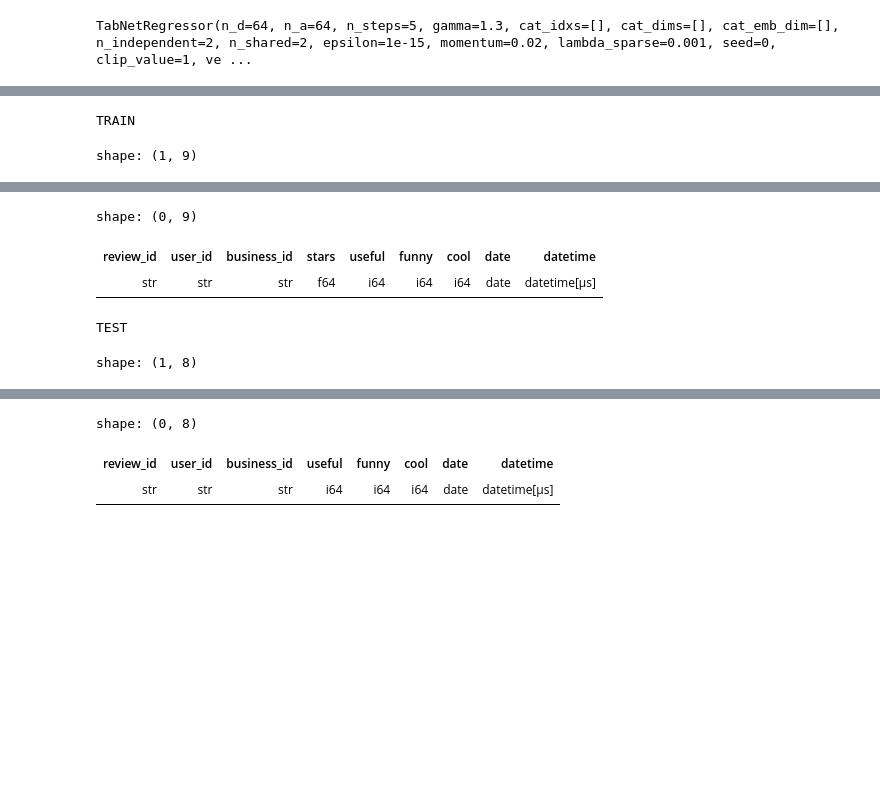
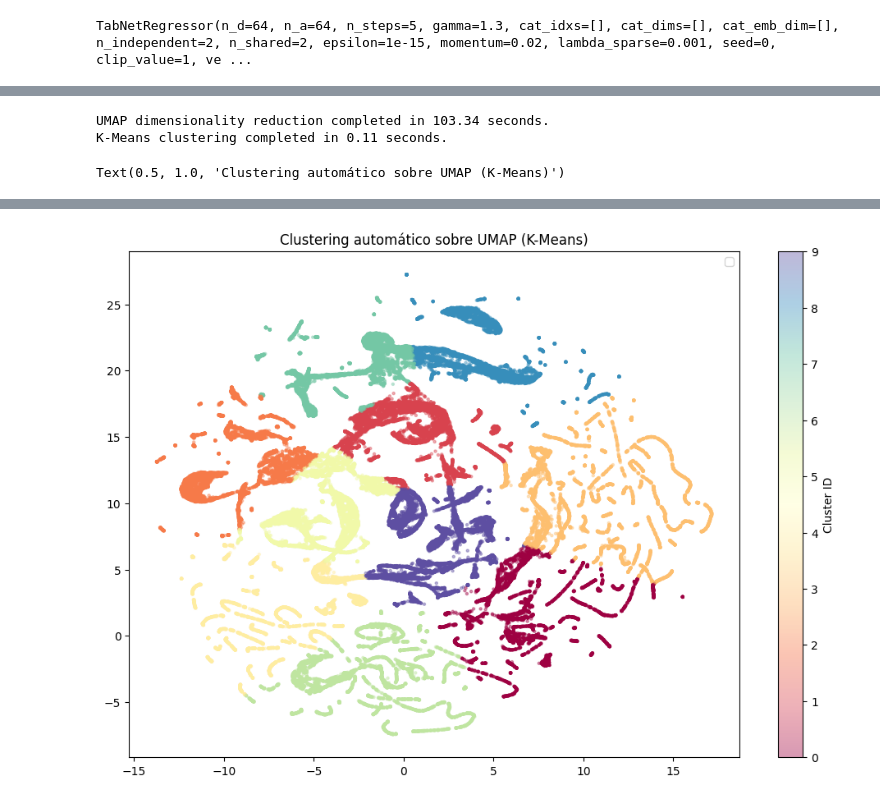
Before and after one commit to yabol02/recsys_content, a Jupyter notebook: notebooks/data_modeling.ipynb, the cells around one changed output, grey strips where cells are left out. Cells and saved outputs as stored; diff of their text form; code cells hidden in the pictures; blank space fills up the shorter version.

```diff
--- a/notebooks/data_modeling.ipynb
+++ b/notebooks/data_modeling.ipynb
@@ -617,10 +693,44 @@ array([[0.        , 0.        , 0.        , ..., 0.        , 0.02455435,
 # %%
-print("TRAIN")
-display(train.join(users, on="user_id", how="anti"))
-display(train.join(businesses, on="business_id", how="anti"))
-print("TEST")
-display(test.join(users, on="user_id", how="anti"))
-display(test.join(businesses, on="business_id", how="anti"))
+from sklearn.cluster import KMeans
+import matplotlib.pyplot as plt
+import umap
+import datetime
+
+start = datetime.datetime.now()
+
+n_samples = 70_000
+if len(embeddings_user) > n_samples:
+    np.random.seed(42)
+    indices = np.random.choice(len(embeddings_user), n_samples, replace=False)
+    embeddings_subset = embeddings_user[indices]
+else:
+    embeddings_subset = embeddings_user
+
+reducer = umap.UMAP(n_components=2, random_state=42, transform_seed=42, low_memory=True, n_jobs=-1)
+embedding_user_2d = reducer.fit_transform(embeddings_subset)
+
+print(f"UMAP dimensionality reduction completed in {(datetime.datetime.now() - start).total_seconds():.2f} seconds.")
+start = datetime.datetime.now()
+n_clusters = 10
+kmeans = KMeans(n_clusters=n_clusters, random_state=42)
+cluster_labels = kmeans.fit_predict(embedding_user_2d)
+
+print(f"K-Means clustering completed in {(datetime.datetime.now() - start).total_seconds():.2f} seconds.")
+
+plt.figure(figsize=(12, 8))
+scatter = plt.scatter(
+    embedding_user_2d[:, 0],
+    embedding_user_2d[:, 1],
+    c=cluster_labels,
+    cmap='Spectral',
+    alpha=0.4,
+    s=5
+)
+
+plt.legend()
+plt.colorbar(scatter, label="Cluster ID")
+plt.title("Clustering automático sobre UMAP (K-Means)")
 # %% [output]
-TRAIN
+UMAP dimensionality reduction completed in 103.34 seconds.
+K-Means clustering completed in 0.11 seconds.
-shape: (1, 9)
+Text(0.5, 1.0, 'Clustering automático sobre UMAP (K-Means)')
@@ -630,5 +736,0 @@ shape: (1, 9)
-shape: (0, 9)
-| review_id | user_id | business_id | stars | useful | funny | cool | date | datetime |
-| str | str | str | f64 | i64 | i64 | i64 | date | datetime[μs] |
-TEST
-shape: (1, 8)
@@ -638,3 +737 @@ shape: (1, 8)
-shape: (0, 8)
-| review_id | user_id | business_id | useful | funny | cool | date | datetime |
-| str | str | str | i64 | i64 | i64 | date | datetime[μs] |
+[figure, added]
```
Also changed, not shown: parts of 6 cells of this notebook, 2 other files.
